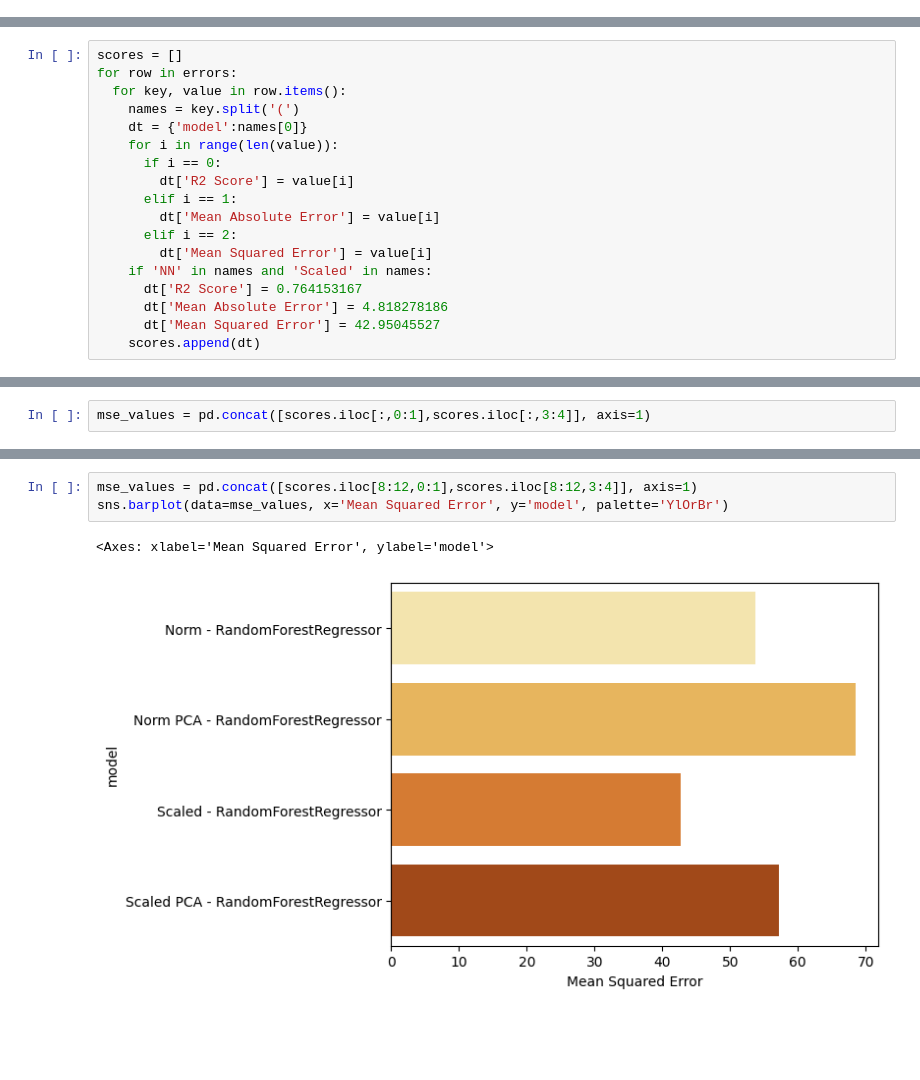
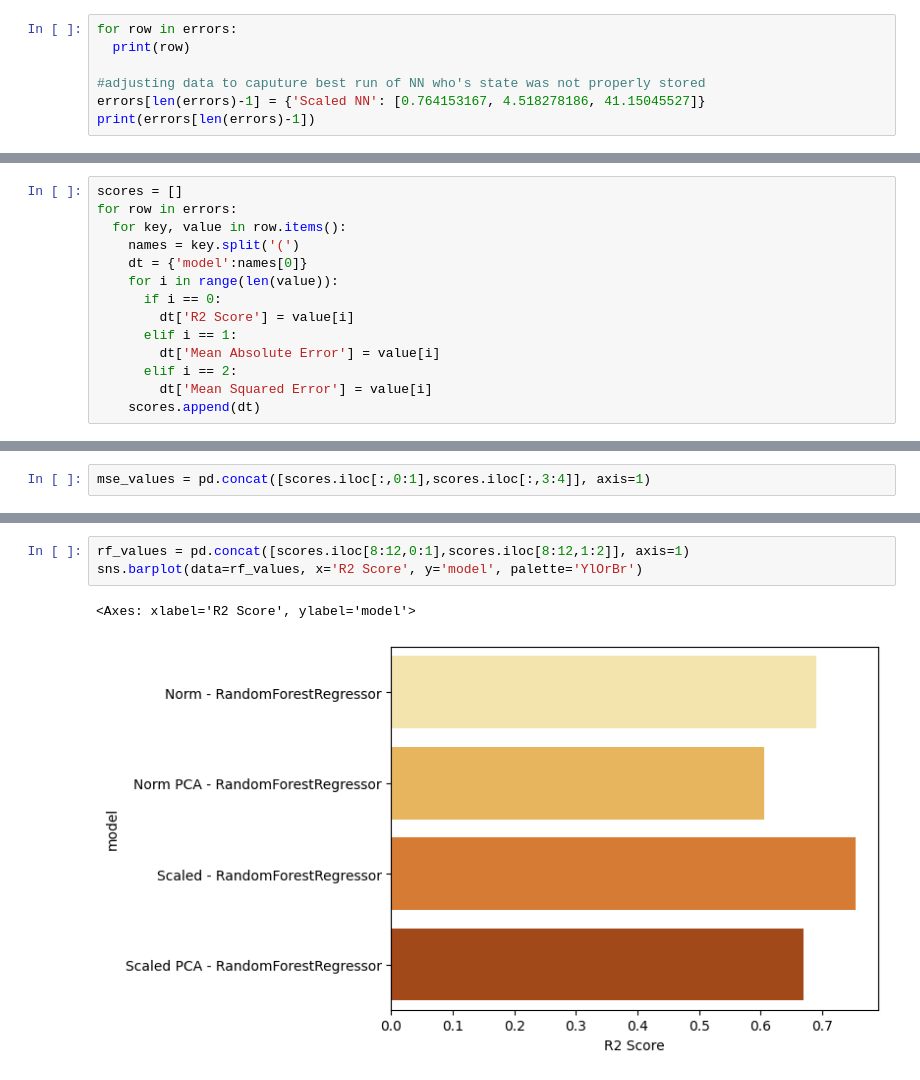
Before and after one commit to gavinlampton/CECS456-Group7_final-project, a Jupyter notebook: Combined.ipynb, the cells around one changed output, grey strips where cells are left out. Cells and saved outputs as stored; diff of their text form; blank space fills up the shorter version.

```diff
--- a/Combined.ipynb
+++ b/Combined.ipynb
@@ -724,0 +707,7 @@ for row in errors:
+# %%
+for row in errors:
+  print(row)
+
+#adjusting data to caputure best run of NN who's state was not properly stored
+errors[len(errors)-1] = {'Scaled NN': [0.764153167, 4.518278186, 41.15045527]}
+print(errors[len(errors)-1])
@@ -735,10 +740,6 @@ for row in errors:
         dt['Mean Absolute Error'] = value[i]
       elif i == 2:
         dt['Mean Squared Error'] = value[i]
-    if 'NN' in names and 'Scaled' in names:
-      dt['R2 Score'] = 0.764153167
-      dt['Mean Absolute Error'] = 4.818278186
-      dt['Mean Squared Error'] = 42.95045527
     scores.append(dt)
 # %%
 scores = pd.DataFrame(scores)
@@ -786,6 +787,6 @@ sns.barplot(data=mae_values, x='Mean Absolute Error', y='model', palette='Spectr
 # %%
-mse_values = pd.concat([scores.iloc[8:12,0:1],scores.iloc[8:12,3:4]], axis=1)
-sns.barplot(data=mse_values, x='Mean Squared Error', y='model', palette='YlOrBr')
+rf_values = pd.concat([scores.iloc[8:12,0:1],scores.iloc[8:12,1:2]], axis=1)
+sns.barplot(data=rf_values, x='R2 Score', y='model', palette='YlOrBr')
 # %% [output]
-<Axes: xlabel='Mean Squared Error', ylabel='model'>
+<Axes: xlabel='R2 Score', ylabel='model'>
-[figure, old version]
+[figure, new version]
```
Also changed, not shown: parts of 12 cells of this notebook.
